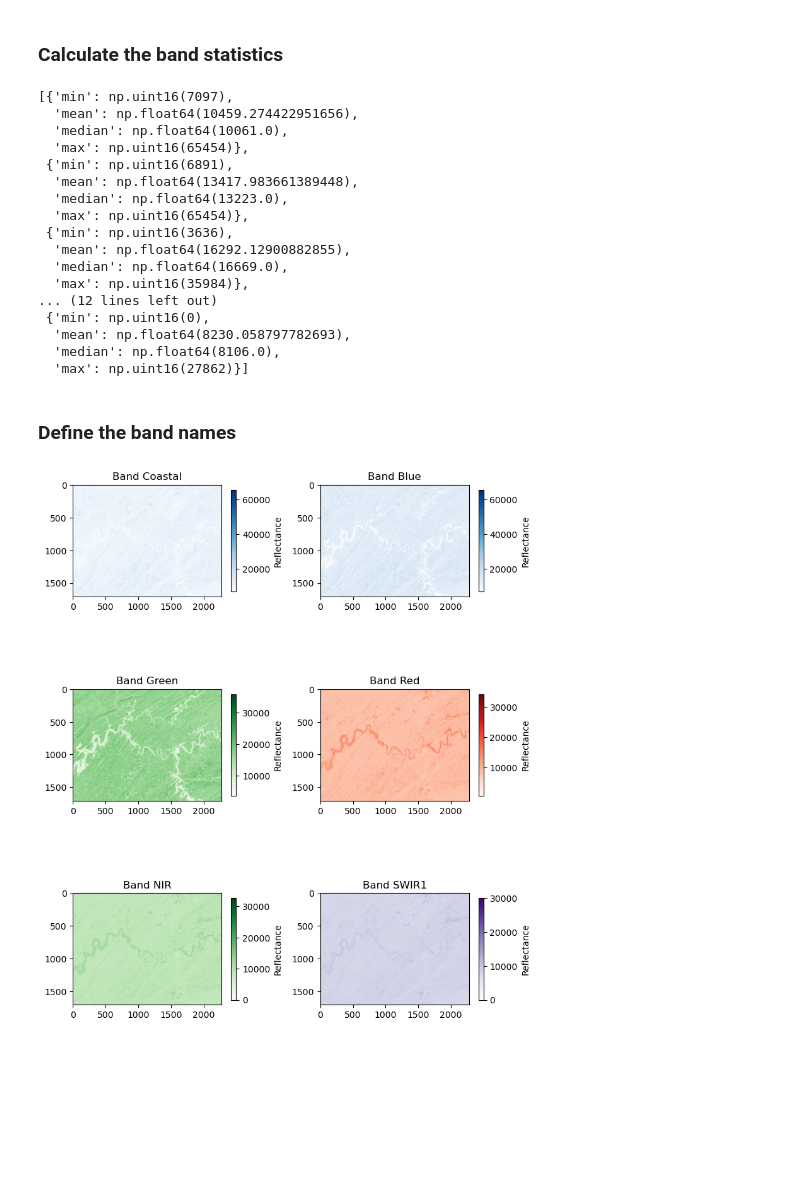
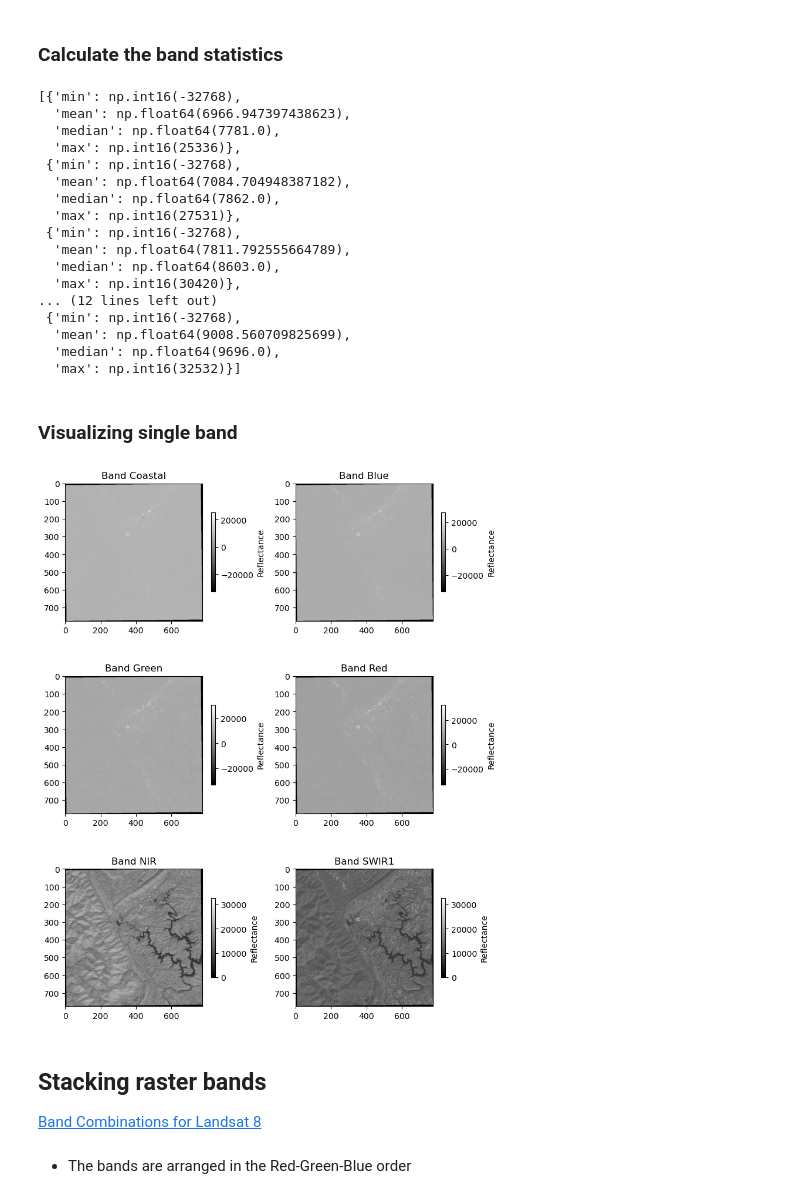
Before and after one commit to gisynw/ssj-302, a Jupyter notebook: docs/Lectures/Week10_multiple_bands/Week10_instructor.ipynb, the cells around one changed output. Drawn from its saved outputs; the diff is of its cells as text; code cells hidden in the pictures; blank space fills up the shorter version.

```diff
--- a/docs/Lectures/Week10_multiple_bands/Week10_instructor.ipynb
+++ b/docs/Lectures/Week10_multiple_bands/Week10_instructor.ipynb
@@ -22,4 +21,4 @@ os.getcwd()
 # %%
-dem_path = os.path.join(os.getcwd(),  "Data\\GSM03.tif")
+dem_path = os.path.join(os.getcwd(),  "data\\landsat.tif")
 dem_path
 # %% [output]
@@ -82,24 +103,24 @@ for band in array:
 # Show stats for each channel
 stats
 # %% [output]
-[{'min': np.uint16(7097),
-  'mean': np.float64(10459.274422951656),
-  'median': np.float64(10061.0),
-  'max': np.uint16(65454)},
- {'min': np.uint16(6891),
-  'mean': np.float64(13417.983661389448),
-  'median': np.float64(13223.0),
-  'max': np.uint16(65454)},
- {'min': np.uint16(3636),
-  'mean': np.float64(16292.12900882855),
-  'median': np.float64(16669.0),
-  'max': np.uint16(35984)},
+[{'min': np.int16(-32768),
+  'mean': np.float64(6966.947397438623),
+  'median': np.float64(7781.0),
+  'max': np.int16(25336)},
+ {'min': np.int16(-32768),
+  'mean': np.float64(7084.704948387182),
+  'median': np.float64(7862.0),
+  'max': np.int16(27531)},
+ {'min': np.int16(-32768),
+  'mean': np.float64(7811.792555664789),
+  'median': np.float64(8603.0),
+  'max': np.int16(30420)},
 ... (12 lines left out)
- {'min': np.uint16(0),
-  'mean': np.float64(8230.058797782693),
-  'median': np.float64(8106.0),
-  'max': np.uint16(27862)}]
+ {'min': np.int16(-32768),
+  'mean': np.float64(9008.560709825699),
+  'median': np.float64(9696.0),
+  'max': np.int16(32532)}]
-# %% [markdown]
-### Define the band names
+# %% [markdown]
+### Visualizing single band
 # %%
 band_names = ["Coastal", "Blue", "Green", "Red", "NIR", "SWIR1", "SWIR2"]
@@ -107,15 +127,21 @@ color_maps = ["Blues", "Blues",  "Greens",  "Reds",  "Greens", "Purples", "Purpl
 # %%
 fig, axes = plt.subplots(nrows=3, ncols=2, figsize=(8, 10))
 axes = axes.flatten()  # Flatten the 2D array of axes to 1D for easy iteration
 
 for band in range(1, landsat.count):
     data = landsat.read(band)
     ax = axes[band - 1]
-    im = ax.imshow(data,cmap=color_maps[band-1],)
+    im = ax.imshow(data,cmap="gray")
     ax.set_title(f"Band {band_names[band - 1]}")
     fig.colorbar(im, ax=ax, label="Reflectance", shrink=0.5)
 
 plt.tight_layout()
 plt.show()
 # %% [output]
-[figure, old version]
+[figure, new version]
+# %% [markdown]
+## Stacking raster bands
+
+[Band Combinations for Landsat 8](https://www.esri.com/arcgis-blog/products/product/imagery/band-combinations-for-landsat-8/)
+# %% [markdown]
+- The bands are arranged in the Red-Green-Blue order
```
Also changed, not shown: parts of 42 cells of this notebook, 11 other files.
